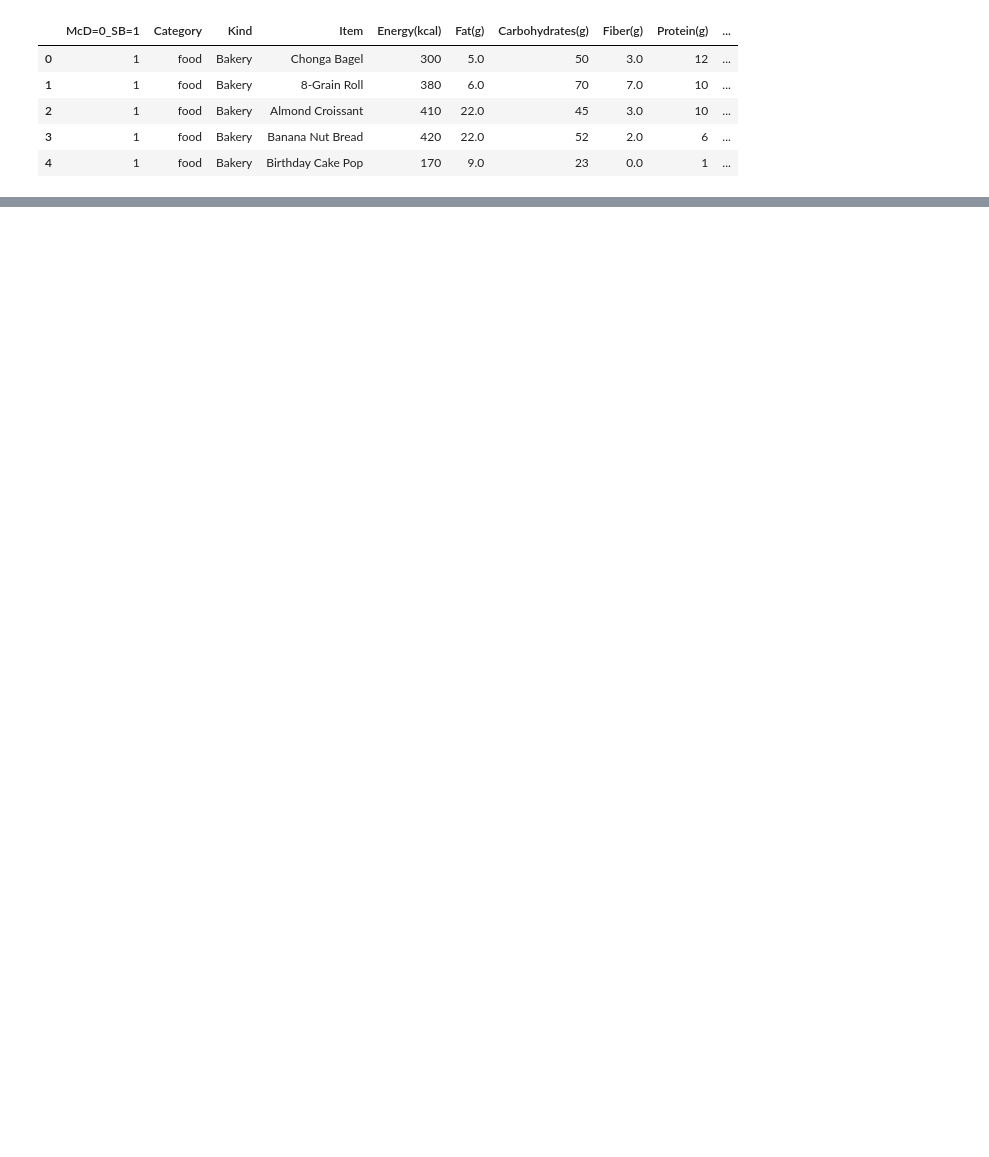
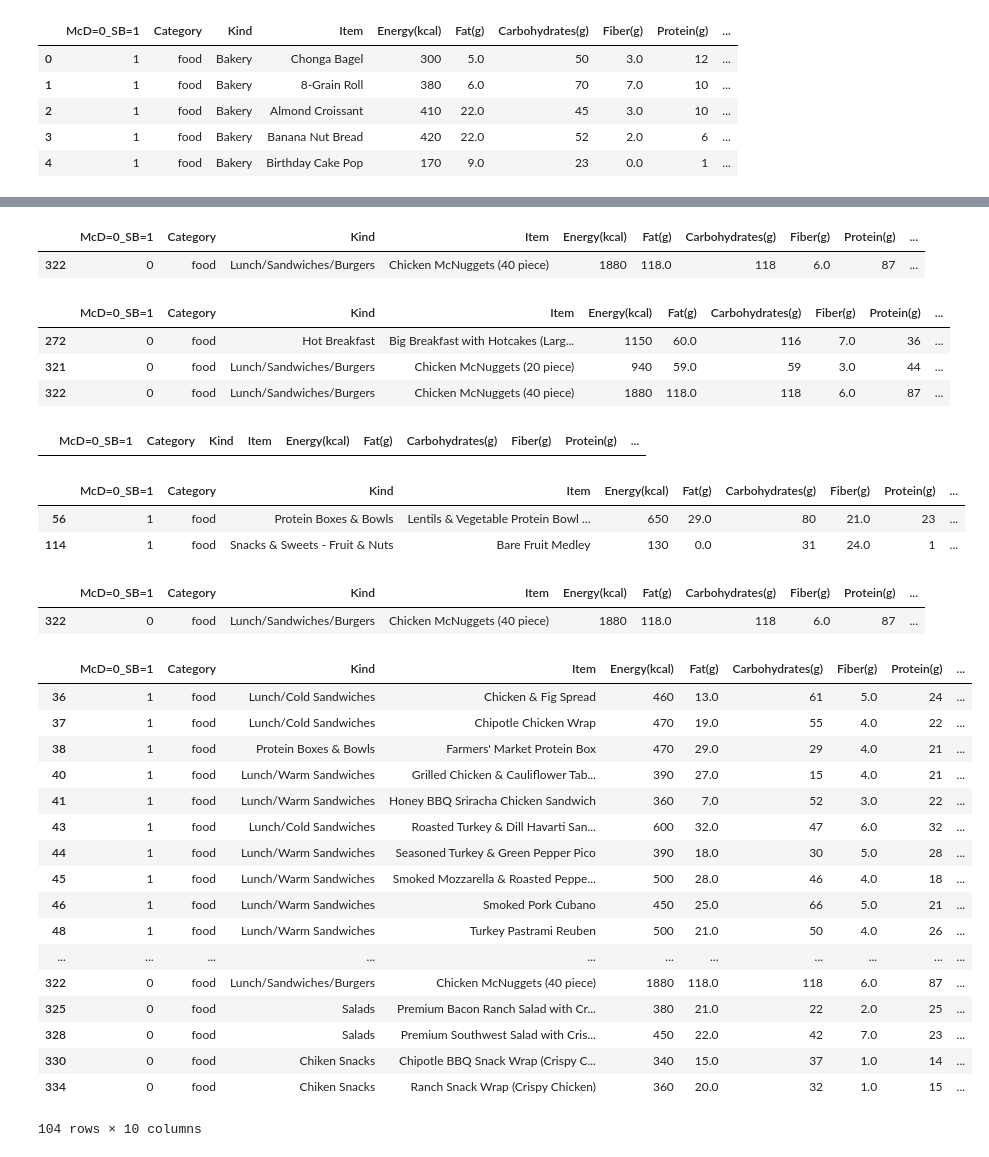
Before and after one commit to merr-src/edu_pet_projects, a Jupyter notebook: edu_pet_projects/data_case_notebook.ipynb, the cells around one changed output, grey strips where cells are left out. Drawn from its saved outputs; the diff is of its cells as text; code cells hidden in the pictures; blank space fills up the shorter version.

```diff
--- a/edu_pet_projects/data_case_notebook.ipynb
+++ b/edu_pet_projects/data_case_notebook.ipynb
@@ -28,0 +50,22 @@ from matplotlib import pyplot as plt
+# %%
+# (From official document-2):
+# -breakfast + dinner = 20-25% + 30-35% daily energy value respectively -->
+# 25% and 35% (max due to sports competitions)
+# -breakfast + dinner = 55-60% total daily nutrients value -->
+# 25% and 35% (max due to sports competitions)
+# (only breakfast and dinner mentioned in the task)
+
+# calculating weighted norms:
+
+breakfast_norm, dinner_norm = {},{}
+
+for key, value in norms.items():
+    breakfast_norm[key] = float(value)*0.25
+    dinner_norm[key] = float(value)*0.35
+
+# sum_norm dict for data filtering (del items which contain greater values). Via dict generator:
+sum_norm = {key:float(value)*0.6 for key, value in norms.items()}
+
+print (breakfast_norm)
+print (dinner_norm)
+print (sum_norm)
@@ -58,0 +125,56 @@ memory usage: 39.3+ KB
+# %%
+# filtering: del items which contain values greater than weighted norm in sum_norm dict:
+
+menu_df[menu_df['Energy(kcal)']>=sum_norm['Energy(kcal)']]
+# only 1 item exceeds sum_norms (1740 kcal)
+# %% [output]
+|  | McD=0_SB=1 | Category | Kind | Item | Energy(kcal) | Fat(g) | Carbohydrates(g) | Fiber(g) | Protein(g) | ... |
+| 322 | 0 | food | Lunch/Sandwiches/Burgers | Chicken McNuggets (40 piece) | 1880 | 118.0 | 118 | 6.0 | 87 | ... |
+# %%
+menu_df[menu_df['Fat(g)']>=sum_norm['Fat(g)']]
+# 3 items exceed sum_norms (58.2 g)
+# %% [output]
+|  | McD=0_SB=1 | Category | Kind | Item | Energy(kcal) | Fat(g) | Carbohydrates(g) | Fiber(g) | Protein(g) | ... |
+| 272 | 0 | food | Hot Breakfast | Big Breakfast with Hotcakes (Larg... | 1150 | 60.0 | 116 | 7.0 | 36 | ... |
+| 321 | 0 | food | Lunch/Sandwiches/Burgers | Chicken McNuggets (20 piece) | 940 | 59.0 | 59 | 3.0 | 44 | ... |
+| 322 | 0 | food | Lunch/Sandwiches/Burgers | Chicken McNuggets (40 piece) | 1880 | 118.0 | 118 | 6.0 | 87 | ... |
+# %%
+menu_df[menu_df['Carbohydrates(g)']>=sum_norm['Carbohydrates(g)']]
+# no items exceed sum_norms
+# %% [output]
+|  | McD=0_SB=1 | Category | Kind | Item | Energy(kcal) | Fat(g) | Carbohydrates(g) | Fiber(g) | Protein(g) | ... |
+# %%
+menu_df[menu_df['Fiber(g)']>=sum_norm['Fiber(g)']]
+# 2 items exceed sum_norms (12.0 g)
+# %% [output]
+|  | McD=0_SB=1 | Category | Kind | Item | Energy(kcal) | Fat(g) | Carbohydrates(g) | Fiber(g) | Protein(g) | ... |
+| 56 | 1 | food | Protein Boxes & Bowls | Lentils & Vegetable Protein Bowl ... | 650 | 29.0 | 80 | 21.0 | 23 | ... |
+| 114 | 1 | food | Snacks & Sweets - Fruit & Nuts | Bare Fruit Medley | 130 | 0.0 | 31 | 24.0 | 1 | ... |
+# %%
+menu_df[menu_df['Protein(g)']>=sum_norm['Protein(g)']]
+# only 1 item exceeds sum_norms (52.2 g)
+# %% [output]
+|  | McD=0_SB=1 | Category | Kind | Item | Energy(kcal) | Fat(g) | Carbohydrates(g) | Fiber(g) | Protein(g) | ... |
+| 322 | 0 | food | Lunch/Sandwiches/Burgers | Chicken McNuggets (40 piece) | 1880 | 118.0 | 118 | 6.0 | 87 | ... |
+# %%
+menu_df[menu_df['Sodium(g)']>=sum_norm['Sodium(g)']]
+# Wow! 104 items exceed sum_norms (0.78 g)
+# %% [output]
+|  | McD=0_SB=1 | Category | Kind | Item | Energy(kcal) | Fat(g) | Carbohydrates(g) | Fiber(g) | Protein(g) | ... |
+| 36 | 1 | food | Lunch/Cold Sandwiches | Chicken & Fig Spread | 460 | 13.0 | 61 | 5.0 | 24 | ... |
+| 37 | 1 | food | Lunch/Cold Sandwiches | Chipotle Chicken Wrap | 470 | 19.0 | 55 | 4.0 | 22 | ... |
+| 38 | 1 | food | Protein Boxes & Bowls | Farmers' Market Protein Box | 470 | 29.0 | 29 | 4.0 | 21 | ... |
+| 40 | 1 | food | Lunch/Warm Sandwiches | Grilled Chicken & Cauliflower Tab... | 390 | 27.0 | 15 | 4.0 | 21 | ... |
+| 41 | 1 | food | Lunch/Warm Sandwiches | Honey BBQ Sriracha Chicken Sandwich | 360 | 7.0 | 52 | 3.0 | 22 | ... |
+| 43 | 1 | food | Lunch/Cold Sandwiches | Roasted Turkey & Dill Havarti San... | 600 | 32.0 | 47 | 6.0 | 32 | ... |
+| 44 | 1 | food | Lunch/Warm Sandwiches | Seasoned Turkey & Green Pepper Pico | 390 | 18.0 | 30 | 5.0 | 28 | ... |
+| 45 | 1 | food | Lunch/Warm Sandwiches | Smoked Mozzarella & Roasted Peppe... | 500 | 28.0 | 46 | 4.0 | 18 | ... |
+| 46 | 1 | food | Lunch/Warm Sandwiches | Smoked Pork Cubano | 450 | 25.0 | 66 | 5.0 | 21 | ... |
+| 48 | 1 | food | Lunch/Warm Sandwiches | Turkey Pastrami Reuben | 500 | 21.0 | 50 | 4.0 | 26 | ... |
+| ... | ... | ... | ... | ... | ... | ... | ... | ... | ... | ... |
+| 322 | 0 | food | Lunch/Sandwiches/Burgers | Chicken McNuggets (40 piece) | 1880 | 118.0 | 118 | 6.0 | 87 | ... |
+| 325 | 0 | food | Salads | Premium Bacon Ranch Salad with Cr... | 380 | 21.0 | 22 | 2.0 | 25 | ... |
+| 328 | 0 | food | Salads | Premium Southwest Salad with Cris... | 450 | 22.0 | 42 | 7.0 | 23 | ... |
+| 330 | 0 | food | Chiken Snacks | Chipotle BBQ Snack Wrap (Crispy C... | 340 | 15.0 | 37 | 1.0 | 14 | ... |
+| 334 | 0 | food | Chiken Snacks | Ranch Snack Wrap (Crispy Chicken) | 360 | 20.0 | 32 | 1.0 | 15 | ... |
+104 rows × 10 columns
```
Also changed, not shown: parts of 30 cells of this notebook, 4 other files.
